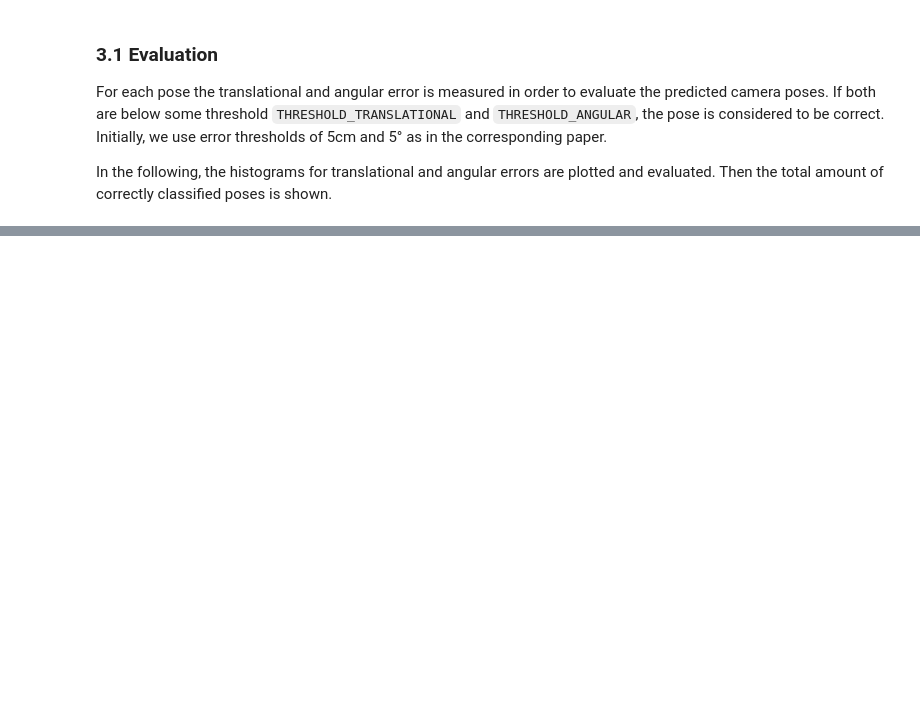
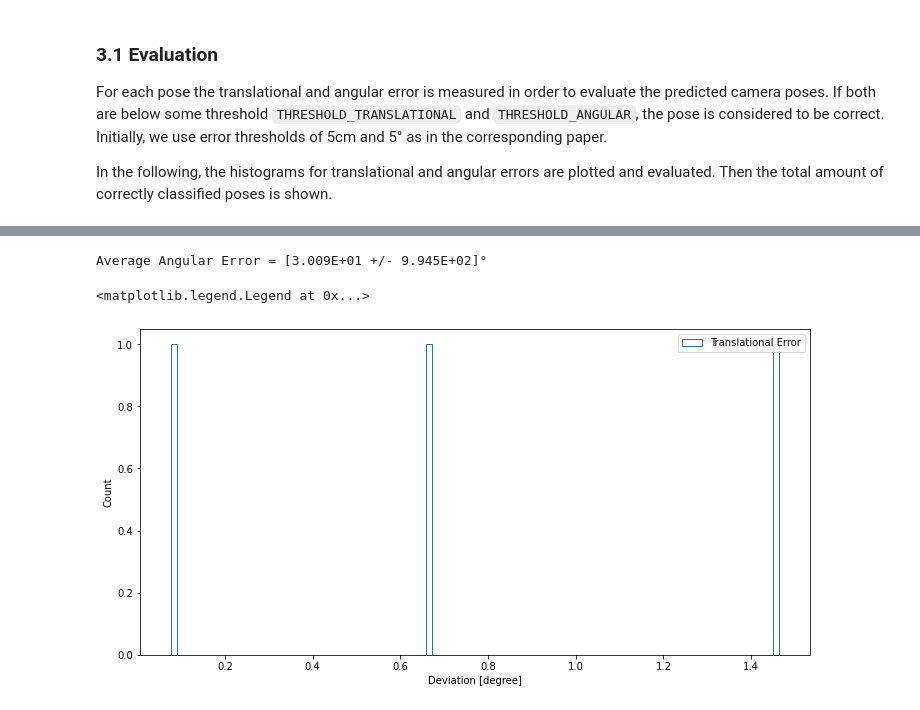
Before and after one commit to JasonPy/3dcv-mini-project, a Jupyter notebook: demo.ipynb, the cells around one changed output, grey strips where cells are left out. Cells and saved outputs as stored; diff of their text form; code cells hidden in the pictures; blank space fills up the shorter version.

```diff
--- a/demo.ipynb
+++ b/demo.ipynb
@@ -220,0 +193,34 @@ print(f'Finished after {(millis() - start):5.1F}ms')
+# %%
+from source.ransac import Ransac, parallel
+from source.evaluator import PoseEvaluator
+import multiprocessing
+
+NUM_TEST_IMAGES = 10
+
+# get ground truth camera poses from image data
+ground_truth_poses = images_data[2][:NUM_TEST_IMAGES, :, :]
+
+ransac = Ransac(images_data, forest, np.arange(NUM_TEST_IMAGES))
+
+print(f"Predicting poses of scene {SCENE} with {NUM_TEST_IMAGES} test images...")
+start = millis()
+
+# start parallel execution of ransac
+rans = []
+for i in range(NUM_TEST_IMAGES):
+    rans.append(Ransac(images_data, forest, np.array([i])))
+
+# obtain predicted poses from multiprocessing worker
+with  multiprocessing.Pool(processes= multiprocessing.cpu_count()) as pool:
+   poses = pool.map(parallel, rans)
+
+# map poses from workers
+predicted_poses = np.zeros((NUM_TEST_IMAGES, 4, 4))
+for entry in poses:
+    pose = entry[0]
+    index = entry[1]
+    predicted_poses[index,:,:] = pose
+
+print(f'Finished after {(millis() - start):5.1F}ms')
+
+images_data = None # free memory
@@ -244,14 +257,18 @@ plt.legend()
 # %%
 # calculate the angular error
 error_angular = evaluator.get_angular_error(predicted_poses, ground_truth_poses)
 
-print(f'Average Angular Error = [{np.mean(error_angular):1.3E} +/- {np.var(error_angular):1.3E}] m')
+print(f'Average Angular Error = [{np.mean(error_angular):1.3E} +/- {np.var(error_angular):1.3E}]°')
 
 plt.figure(figsize=(12,6))
 plt.hist(error_translation, bins=100, fill=False, histtype='step', label=f'Translational Error')
-plt.xlabel('Deviation [m]')
+plt.xlabel('Deviation [degree]')
 plt.ylabel('Count')
 plt.legend()
+# %% [output]
+Average Angular Error = [3.009E+01 +/- 9.945E+02]°
+<matplotlib.legend.Legend at 0x...>
+[figure, added]
 # %%
 error = evaluator.evaluate(predicted_poses, ground_truth_poses)
 
```
Also changed, not shown: parts of 9 cells of this notebook, 2 other files.
